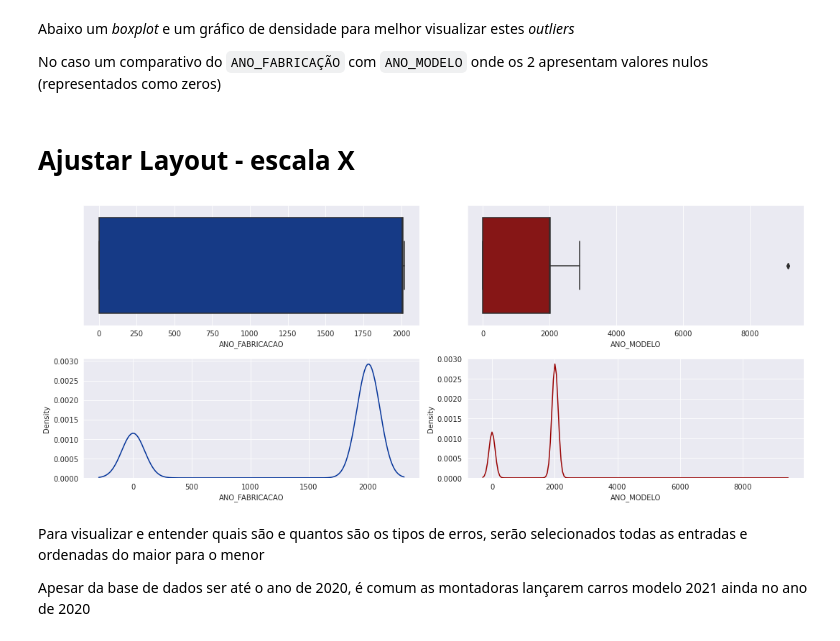
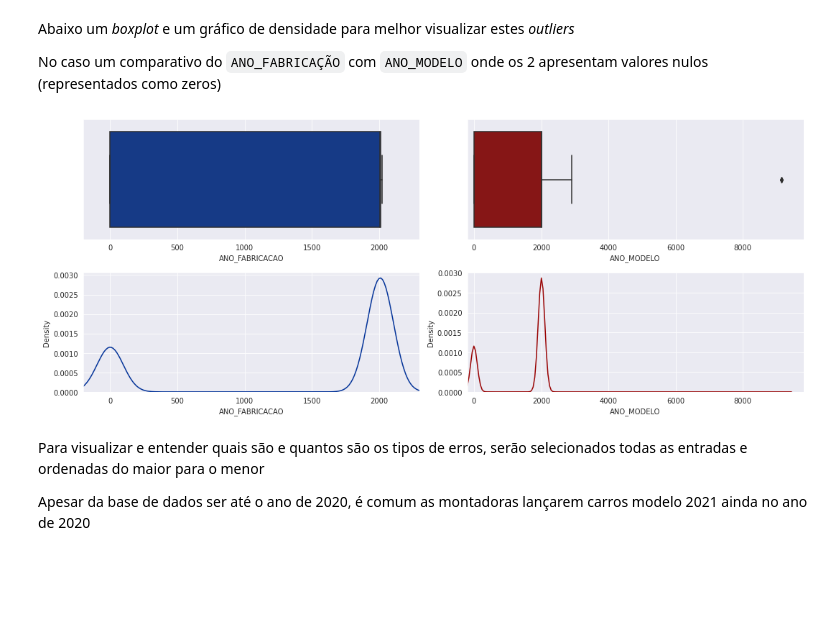
Before and after one commit to caiobellezi/SSP_SP, a Jupyter notebook: 03_02_Limpeza_rouboveiculo.ipynb, the cells around one changed output. Cells and saved outputs as stored; diff of their text form; code cells hidden in the pictures; blank space fills up the shorter version.

```diff
--- a/03_02_Limpeza_rouboveiculo.ipynb
+++ b/03_02_Limpeza_rouboveiculo.ipynb
@@ -247,32 +243,34 @@ display(dfsbc.describe())
 Abaixo um *boxplot* e um gráfico de densidade para melhor visualizar estes *outliers*
 
 No caso um comparativo do `ANO_FABRICAÇÃO` com `ANO_MODELO` onde os 2 apresentam valores nulos (representados como zeros)
-# %% [markdown]
-# Ajustar Layout - escala X
 # %%
 f = plt.figure(figsize=(15, 6))
 gs = f.add_gridspec(2, 2)
 
 with sns.axes_style("darkgrid"):
     ax = f.add_subplot(gs[0, 0])
+    ax.set(xlim=(-200, 2300))
     sns.boxplot(x=dfsbc['ANO_FABRICACAO'], color='#033399')
 
 with sns.axes_style("darkgrid"):
     ax = f.add_subplot(gs[0, 1])
+    ax.set(xlim=(-200, 9800))
     sns.boxplot(x=dfsbc['ANO_MODELO'], color='#990303')
 
 
 with sns.axes_style("darkgrid"):
     ax = f.add_subplot(gs[1, 0])
+    ax.set(xlim=(-200, 2300))
     sns.kdeplot(x=dfsbc['ANO_FABRICACAO'], ax=ax, color='#033399')
 
 with sns.axes_style("darkgrid"):
     ax = f.add_subplot(gs[1, 1])
+    ax.set(xlim=(-200, 9800))
     sns.kdeplot(x=dfsbc['ANO_MODELO'], ax=ax, color='#990303')
 
 f.tight_layout()
 # %% [output]
-[figure, old version]
+[figure, new version]
 # %% [markdown]
 Para visualizar e entender quais são e quantos são os tipos de erros, serão selecionados todas as entradas e ordenadas do maior para o menor
 
```
Also changed, not shown: parts of 13 cells of this notebook, 1 other file.
